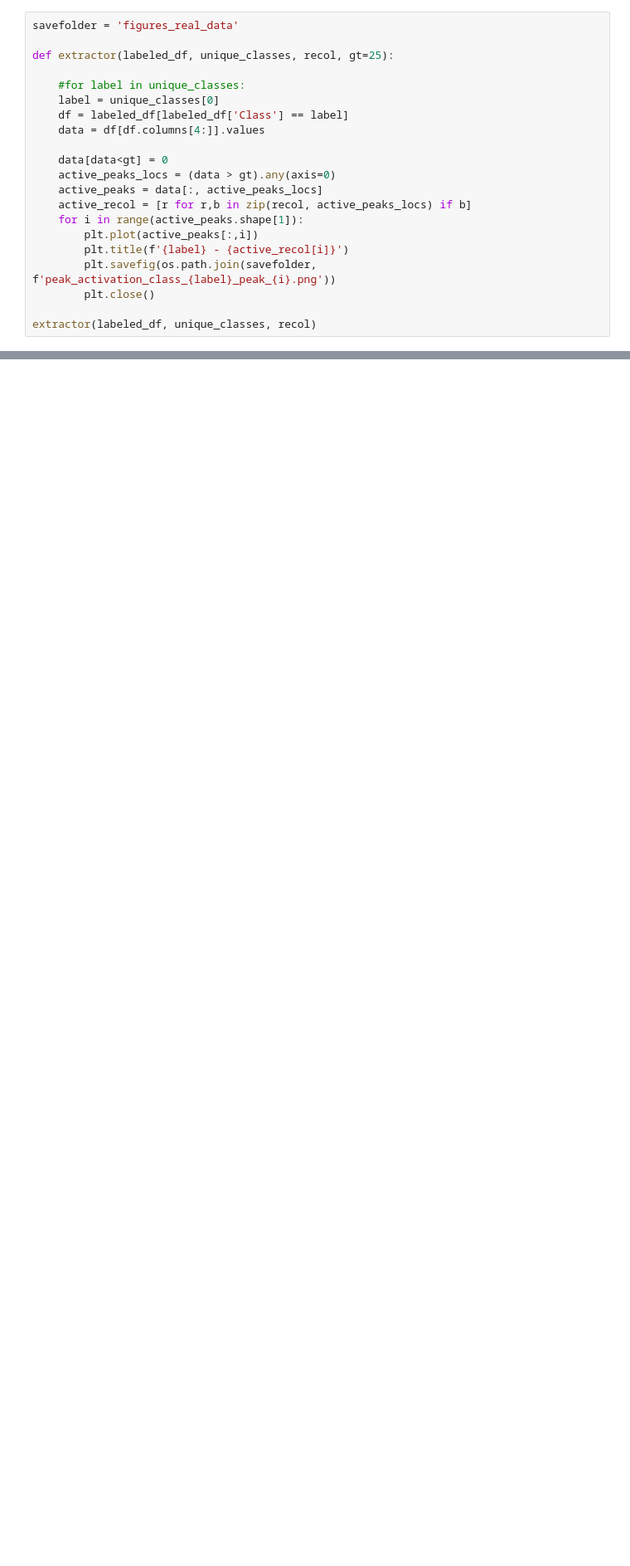
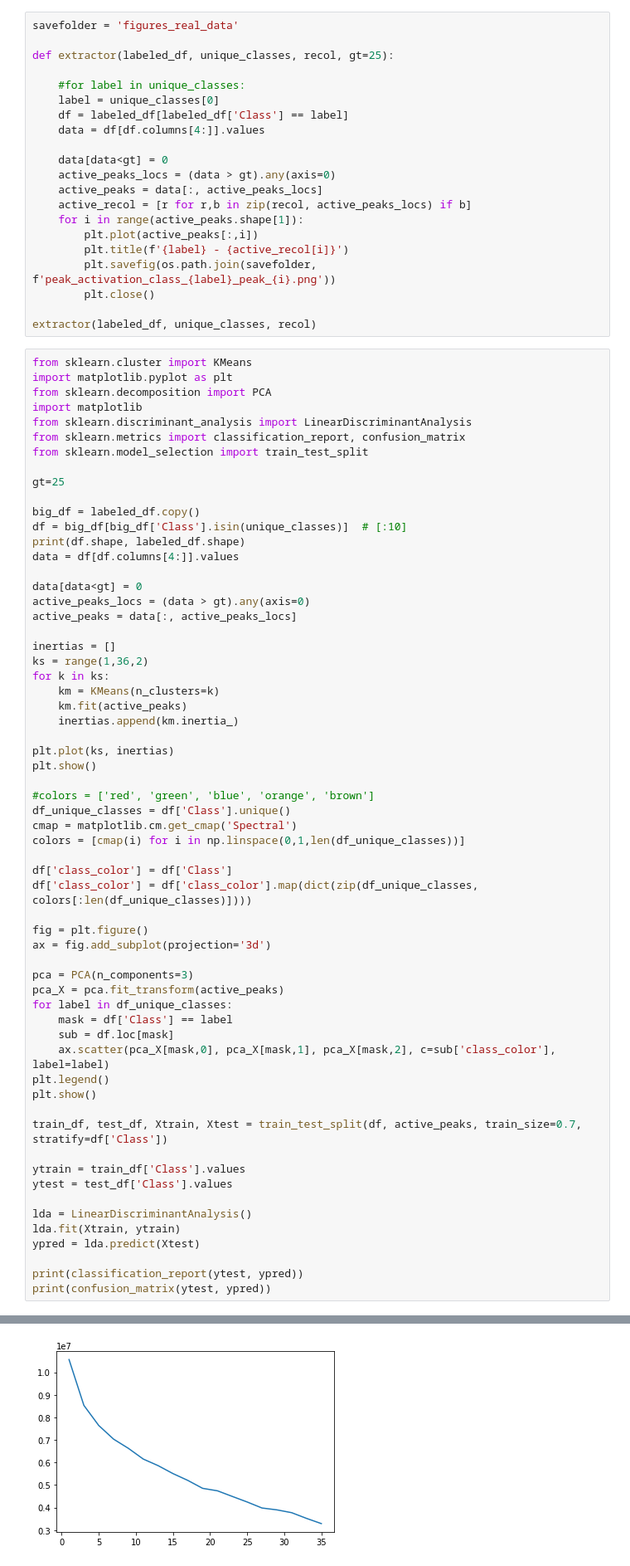
Before and after one commit to MichaelHopwood/MLMassSpectrom, a Jupyter notebook: extractor_real_to_sim.ipynb, the cells around one changed output, grey strips where cells are left out. Shown at 83% size. Drawn from its saved outputs; the diff is of its cells as text; blank space fills up the shorter version.

```diff
--- a/extractor_real_to_sim.ipynb
+++ b/extractor_real_to_sim.ipynb
@@ -63,3 +72,65 @@ def extractor(labeled_df, unique_classes, recol, gt=25):
         plt.close()
 
 extractor(labeled_df, unique_classes, recol)
+# %%
+from sklearn.cluster import KMeans
+import matplotlib.pyplot as plt
+from sklearn.decomposition import PCA
+import matplotlib
+from sklearn.discriminant_analysis import LinearDiscriminantAnalysis
+from sklearn.metrics import classification_report, confusion_matrix
+from sklearn.model_selection import train_test_split
+
+gt=25
+
+big_df = labeled_df.copy()
+df = big_df[big_df['Class'].isin(unique_classes)]  # [:10]
+print(df.shape, labeled_df.shape)
+data = df[df.columns[4:]].values
+
+data[data<gt] = 0
+active_peaks_locs = (data > gt).any(axis=0)
+active_peaks = data[:, active_peaks_locs]
+
+inertias = []
+ks = range(1,36,2)
+for k in ks:
+    km = KMeans(n_clusters=k)
+    km.fit(active_peaks)
+    inertias.append(km.inertia_)
+
+plt.plot(ks, inertias)
+plt.show()
+
+#colors = ['red', 'green', 'blue', 'orange', 'brown']
+df_unique_classes = df['Class'].unique()
+cmap = matplotlib.cm.get_cmap('Spectral')
+colors = [cmap(i) for i in np.linspace(0,1,len(df_unique_classes))]
+
+df['class_color'] = df['Class']
+df['class_color'] = df['class_color'].map(dict(zip(df_unique_classes, colors[:len(df_unique_classes)])))
+
+fig = plt.figure()
+ax = fig.add_subplot(projection='3d')
+
+pca = PCA(n_components=3)
+pca_X = pca.fit_transform(active_peaks)
+for label in df_unique_classes:
+    mask = df['Class'] == label
+    sub = df.loc[mask]
+    ax.scatter(pca_X[mask,0], pca_X[mask,1], pca_X[mask,2], c=sub['class_color'], label=label)
+plt.legend()
+plt.show()
+
+train_df, test_df, Xtrain, Xtest = train_test_split(df, active_peaks, train_size=0.7, stratify=df['Class'])
+
+ytrain = train_df['Class'].values
+ytest = test_df['Class'].values
+
+lda = LinearDiscriminantAnalysis()
+lda.fit(Xtrain, ytrain)
+ypred = lda.predict(Xtest)
+
+print(classification_report(ytest, ypred))
+print(confusion_matrix(ytest, ypred))
+# %% [output]
@@ -65,0 +138 @@ extractor(labeled_df, unique_classes, recol)
+[figure, added]
```
Also changed, not shown: parts of 4 cells of this notebook.
